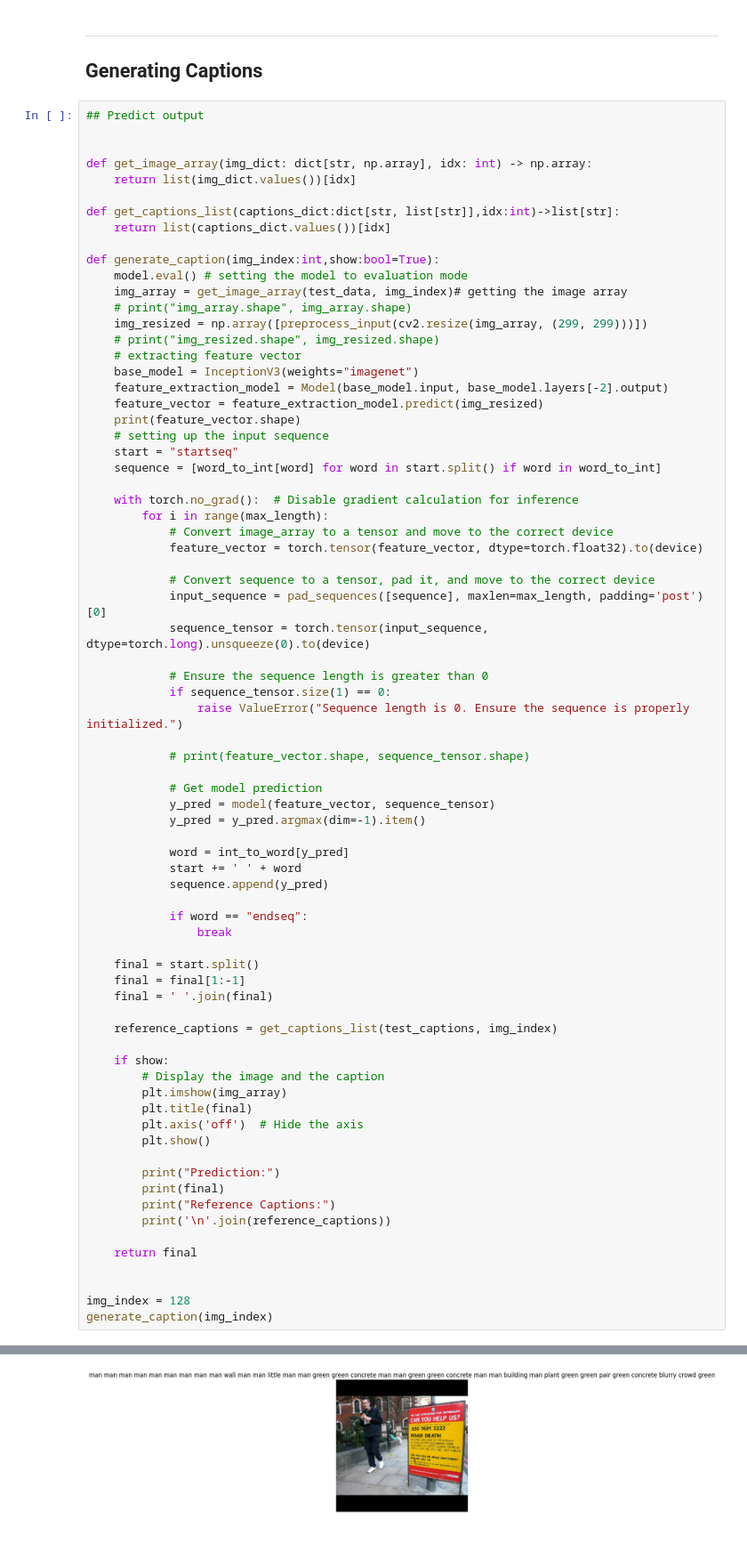
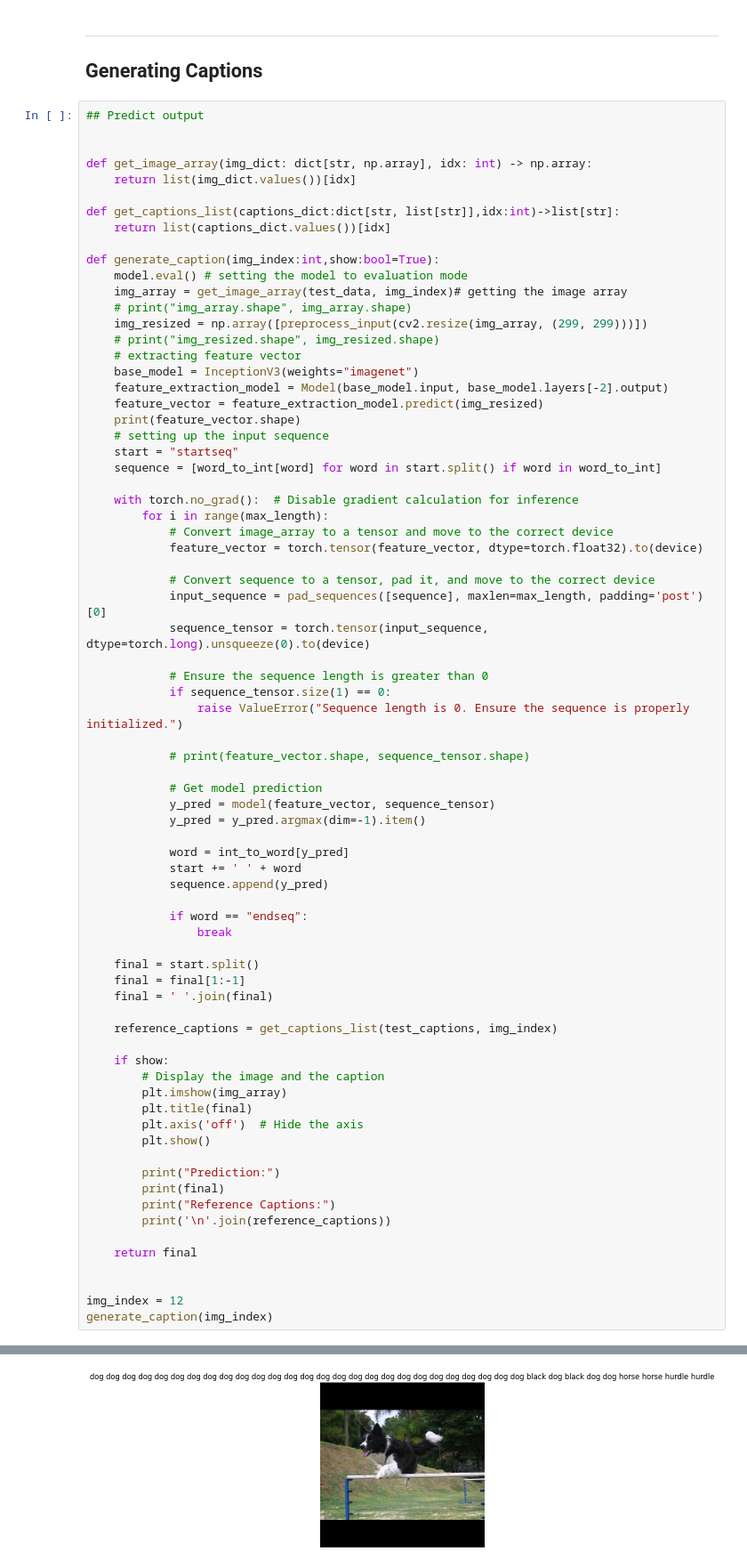
Before and after one commit to JustinJuhel/ImageCaptionGenerator, a Jupyter notebook: main.ipynb, the cells around one changed output, grey strips where cells are left out. Shown at 89% size. Saved outputs shown, nothing was run; the diff lists cells and outputs as text; blank space fills up the shorter version.

```diff
--- a/main.ipynb
+++ b/main.ipynb
@@ -447,33 +447,33 @@ def generate_caption(img_index:int,show:bool=True):
             sequence.append(y_pred)
 
             if word == "endseq":
                 break
 
     final = start.split()
     final = final[1:-1]
     final = ' '.join(final)
 
     reference_captions = get_captions_list(test_captions, img_index)
 
     if show:
         # Display the image and the caption
         plt.imshow(img_array)
         plt.title(final)
         plt.axis('off')  # Hide the axis
         plt.show()
 
         print("Prediction:")
         print(final)
         print("Reference Captions:")
         print('\n'.join(reference_captions))
 
     return final
 
 
-img_index = 128
+img_index = 12
 generate_caption(img_index)
 # %% [output]
 1/1 ━━━━━━━━━━━━━━━━━━━━ 2s 2s/step
 (1, 2048)
-[figure, old version]
+[figure, new version]
 Prediction:
```
Also changed, not shown: parts of 3 cells of this notebook, 1 other file.
